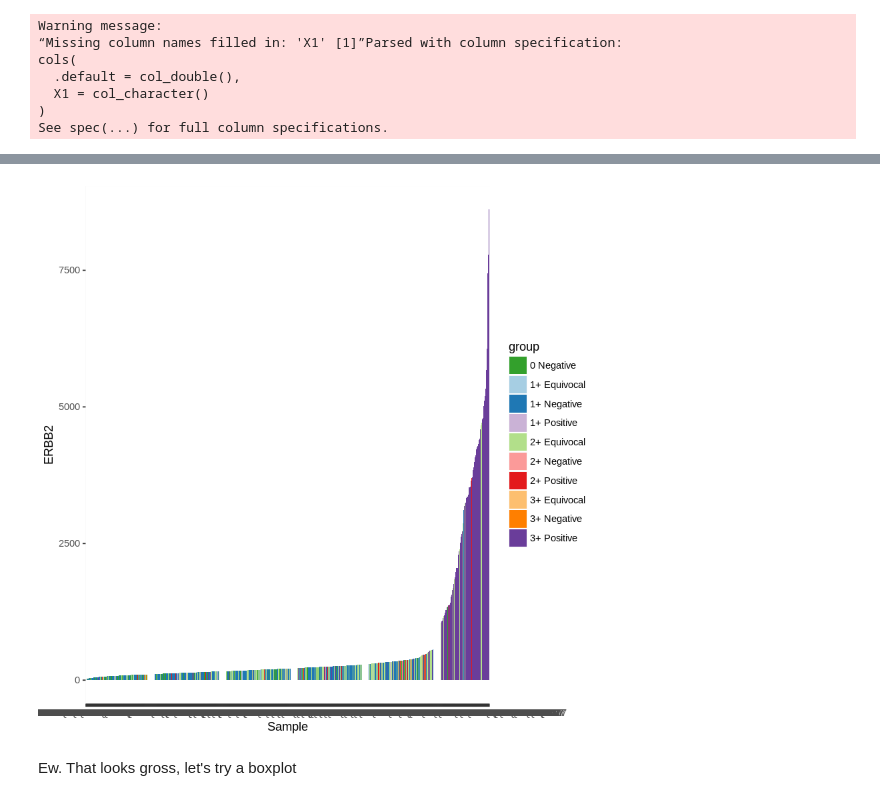
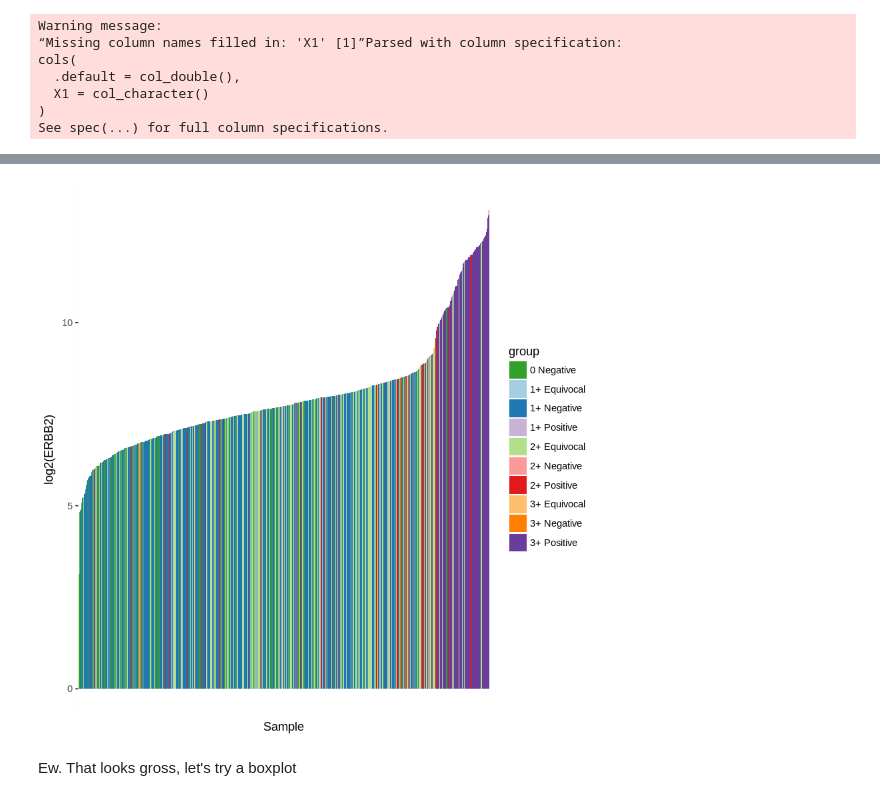
Before and after one commit to zence/SCCR, a Jupyter notebook: notebooks/pos_neg_equivocal.ipynb, the cells around one changed output, grey strips where cells are left out. Saved outputs shown, nothing was run; the diff lists cells and outputs as text; code cells hidden in the pictures.

```diff
--- a/notebooks/pos_neg_equivocal.ipynb
+++ b/notebooks/pos_neg_equivocal.ipynb
@@ -480,11 +460,16 @@ Traceback:
 # %%
-gbar <- ggplot(tot.gene.scores, aes(x = Sample, y = ERBB2, fill = group))
-ggbar <- gbar + geom_bar(stat = "identity") +
-            scale_fill_manual(values = c('#33a02c','#a6cee3','#1f78b4', '#cab2d6', '#b2df8a','#fb9a99','#e31a1c','#fdbf6f','#ff7f00','#6a3d9a'))
+gbar <- ggplot(tot.gene.scores, aes(x = Sample, y = log2(ERBB2), fill = group))
+ggbar <- gbar + geom_bar(stat = "identity", width = 1) +
+            scale_fill_manual(values = c('#33a02c','#a6cee3','#1f78b4',
+                                         '#cab2d6', '#b2df8a','#fb9a99',
+                                         '#e31a1c','#fdbf6f','#ff7f00',
+                                         '#6a3d9a')) +
+            theme(axis.ticks.x = element_blank(),
+                  axis.text.x = element_blank())
 
 ggbar
 # %% [output]
-[figure, old version]
+[figure, new version]
 # %% [markdown]
 Ew. That looks gross, let's try a boxplot
 # %%
```
Also changed, not shown: parts of 16 cells of this notebook, 1 other file.
